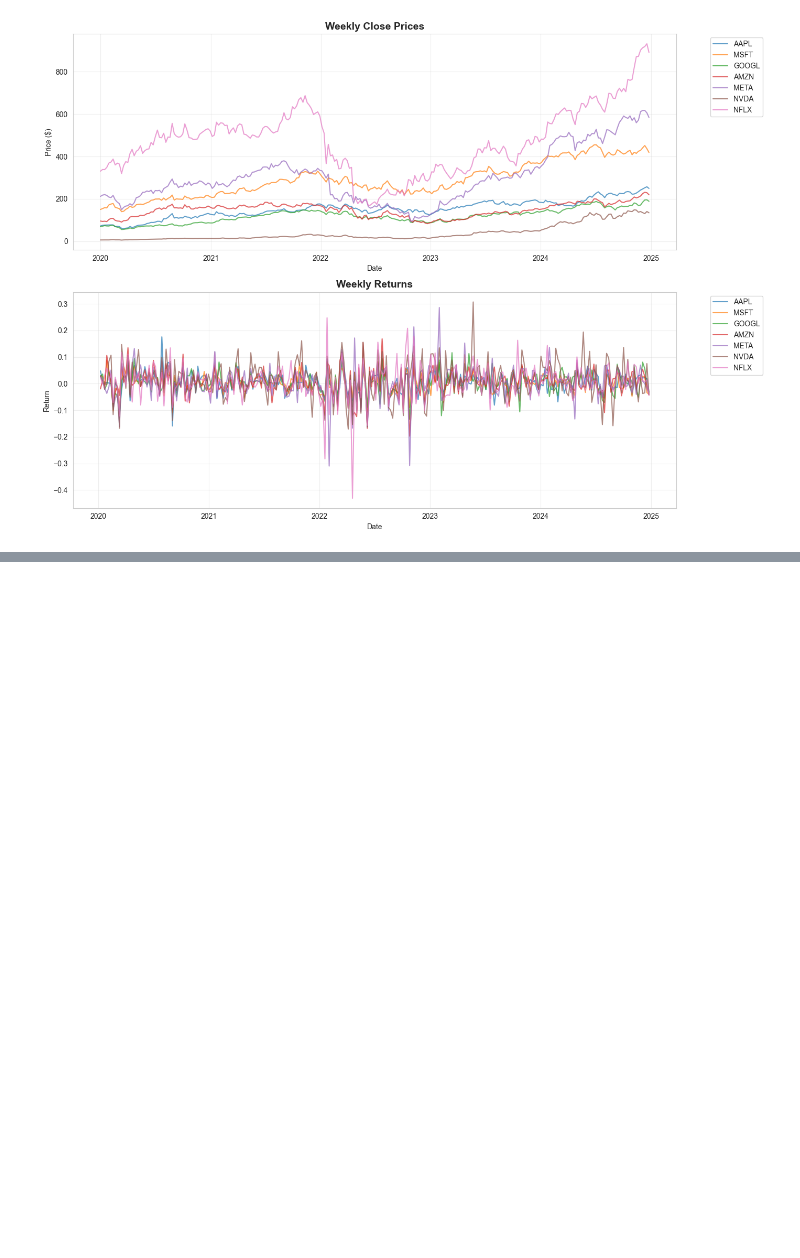
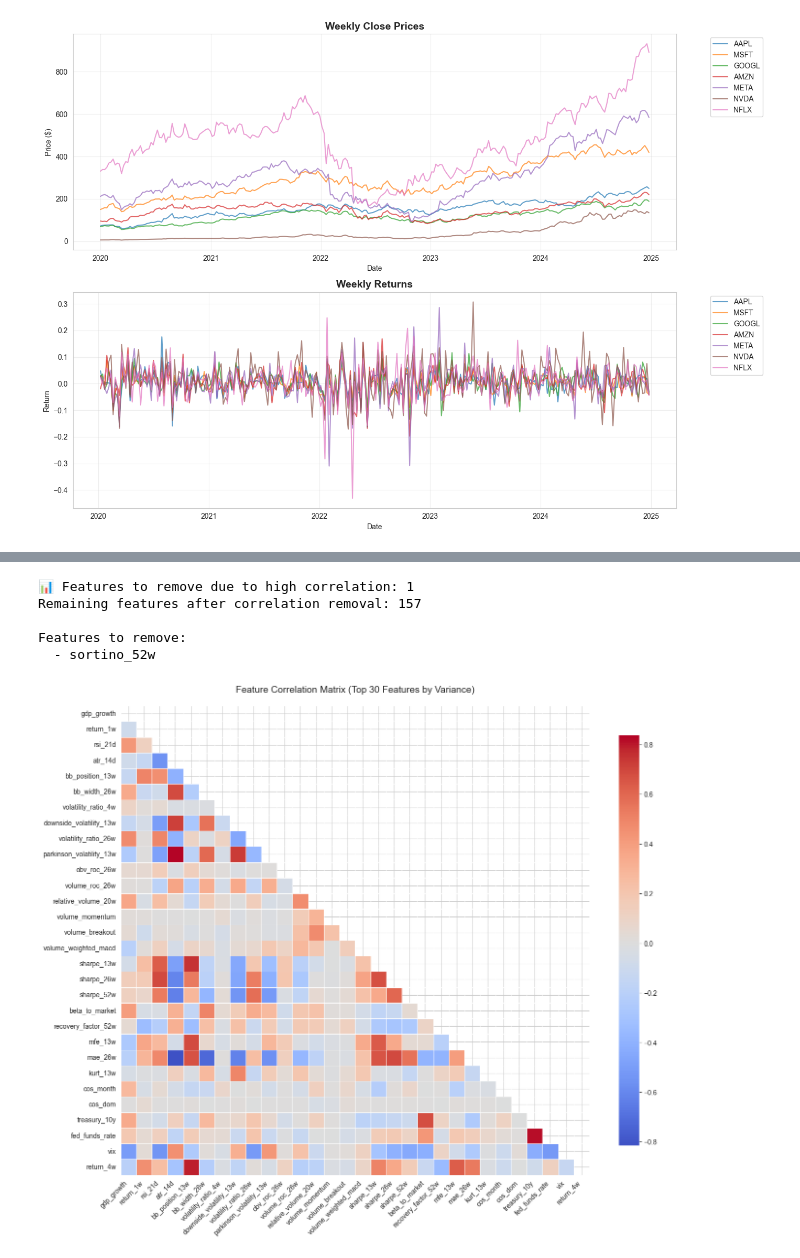
Before and after one commit to natalia-marko/reinforcement-learning-in-finance, a Jupyter notebook: rl_relabalance_portfolio/notebooks/01_data_preparation.ipynb, the cells around one changed output, grey strips where cells are left out. Saved outputs shown, nothing was run; the diff lists cells and outputs as text; code cells hidden in the pictures; blank space fills up the shorter version.

```diff
--- a/rl_relabalance_portfolio/notebooks/01_data_preparation.ipynb
+++ b/rl_relabalance_portfolio/notebooks/01_data_preparation.ipynb
@@ -168,8 +380,7 @@ preprocessed = preprocess_pipeline(
     feature_cols=feature_cols,
     train_ratio=0.8,
     clip_percentiles=(0.01, 0.99),
-    corr_threshold=0.9,
-    use_pca=False,
+    corr_threshold=0.95,
     date_col='date'
 )
 
@@ -194,0 +454,51 @@ Display statistics about preprocessing steps.
+# %%
+# Identify redundant features using correlation
+# For each highly correlated pair, keep the feature with higher variance
+# Rationale: Higher variance features contain more information, so we prefer
+# to keep them over lower variance features that provide redundant information
+features_to_remove_corr = set()
+
+for feat1, feat2, corr_val in high_corr_pairs:
+    var1 = train_df[feat1].var()
+    var2 = train_df[feat2].var()
+
+    # Remove the feature with lower variance (keeps more informative feature)
+    if var1 < var2:
+        features_to_remove_corr.add(feat1)
+    else:
+        features_to_remove_corr.add(feat2)
+
+print(f"\n📊 Features to remove due to high correlation: {len(features_to_remove_corr)}")
+print(f"Remaining features after correlation removal: {len(feature_cols) - len(features_to_remove_corr)}")
+
+if features_to_remove_corr:
+    print("\nFeatures to remove:")
+    for feat in sorted(features_to_remove_corr):
+        print(f"  - {feat}")
+
+# Keep features that are not highly correlated
+features_after_corr = [f for f in feature_cols if f not in features_to_remove_corr]
+# %% [output]
+📊 Features to remove due to high correlation: 1
+Remaining features after correlation removal: 157
+
+Features to remove:
+  - sortino_52w
+# %%
+
+# Select top 30 features by variance for sample visualization
+top_features = train_df[train_feature_cols].var().nlargest(30).index.tolist()
+corr_sample = corr_matrix.loc[top_features, top_features]
+
+# Create visualization of top 30 features by variance
+plt.figure(figsize=(14, 12))
+mask = np.triu(np.ones_like(corr_sample, dtype=bool))
+sns.heatmap(corr_sample, mask=mask, annot=False, cmap='coolwarm', center=0,
+            square=True, linewidths=0.5, cbar_kws={"shrink": 0.8}, fmt='.2f')
+plt.title('Feature Correlation Matrix (Top 30 Features by Variance)', fontsize=14, pad=20)
+plt.xticks(rotation=45, ha='right')
+plt.yticks(rotation=0)
+plt.tight_layout()
+plt.show()
+# %% [output]
+[figure, added]
```
Also changed, not shown: parts of 38 cells of this notebook, 3 other files.
